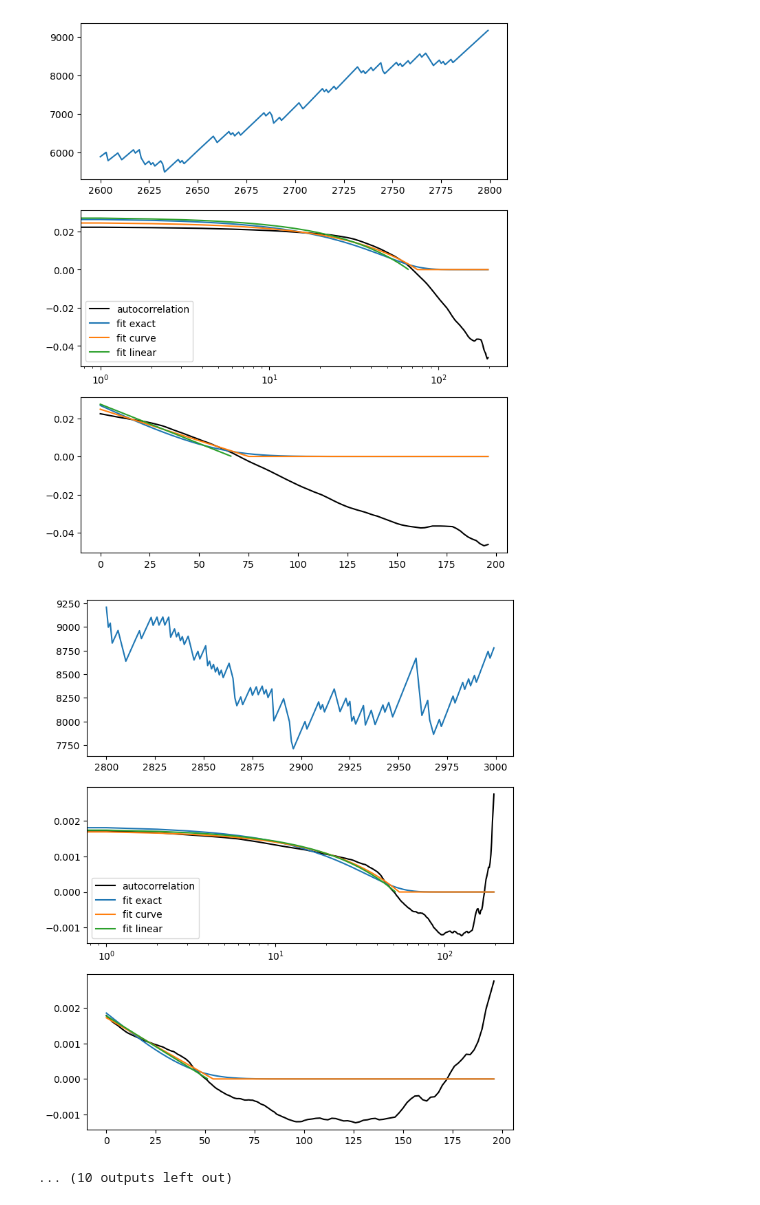
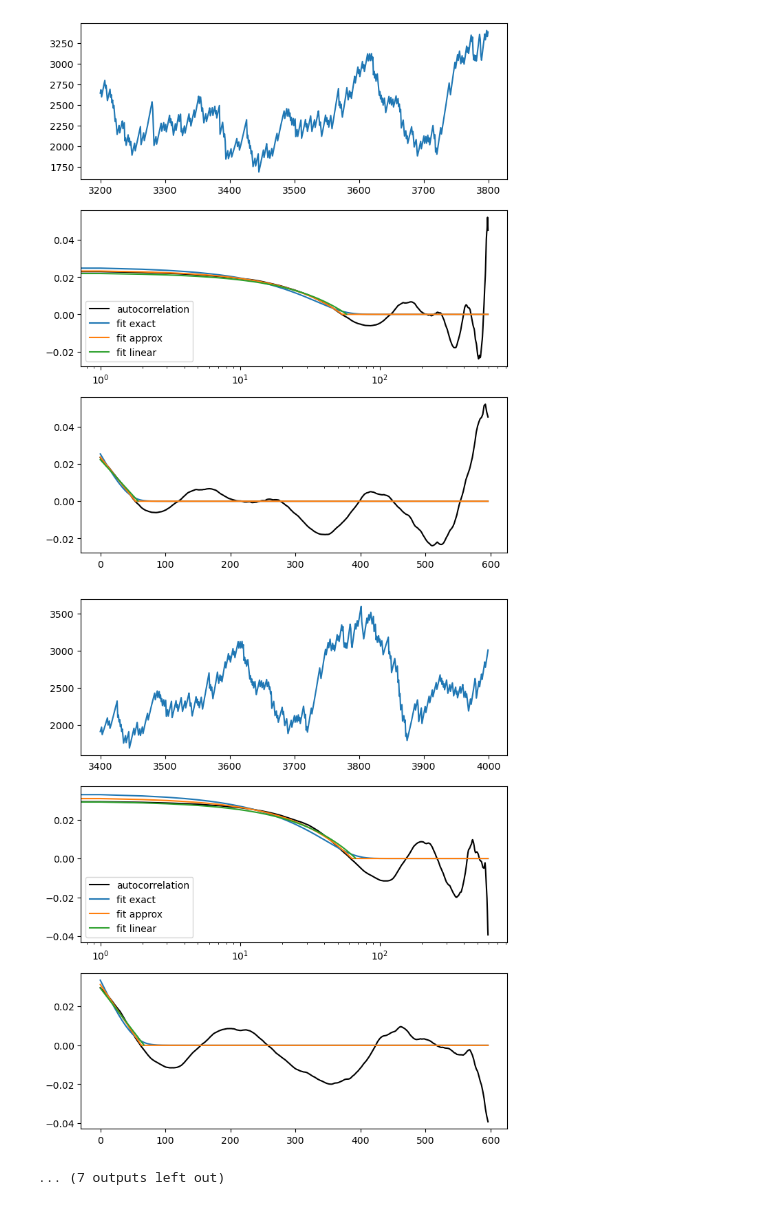
Before and after one commit to sophietheis/KineticAnalysis, a Jupyter notebook: notebook/FullEquation_table.ipynb, the cells around one changed output. Saved outputs shown, nothing was run; the diff lists cells and outputs as text; code cells hidden in the pictures.

```diff
--- a/notebook/FullEquation_table.ipynb
+++ b/notebook/FullEquation_table.ipynb
@@ -112,7 +131,7 @@ suntag_length = 796
 prot_length = 480
 nb_suntag = 32
 fluo_one_suntag = 4
-translation_rate = 5
+translation_rate = 15
 binding_rate = 0.33
 step = 0.1
 length = 6000
@@ -149,9 +168,9 @@ fig.set_size_inches((15,5))
 # %%
-mins = np.arange(1000, 5000, 200)
-maxs = mins+200
+mins = np.arange(1600, 5000, 200)
+maxs = mins+600
 step = 10
 
-datas = pd.DataFrame(columns=["start", "end", "k_curve", "c_curve", "k_linear", "c_linear","k_full", "c_full"])
+datas = pd.DataFrame(columns=["start", "end", "k_approx", "c_approx", "k_linear", "c_linear","k_full", "c_full"])
 
 for min_i, max_i in zip(mins, maxs):
 
@@ -184,8 +203,8 @@ for min_i, max_i in zip(mins, maxs):
                          pd.DataFrame(
                              {"start": min_i,
                               "end":max_i,
-                              "k_curve": approx_k,
-                              "c_curve": approx_c,
+                              "k_approx": approx_k,
+                              "c_approx": approx_c,
                               "k_linear": lin_k,
                               "c_linear": lin_c,
                               "k_full":result.params["k"].value,
@@ -200,12 +219,12 @@ for min_i, max_i in zip(mins, maxs):
 
     axes[1].plot(x_auto, y_auto, c="black", label="autocorrelation")
     axes[1].plot(x_auto, fit_function_exact(x_auto, result.params["k"].value, result.params["c"].value, result.params["N"].value), label = "fit exact")
-    axes[1].plot(x_auto, fit_function(x_auto, approx_k, approx_c)[:int(len(x_auto))], label = "fit curve")
+    axes[1].plot(x_auto, fit_function(x_auto, approx_k, approx_c)[:int(len(x_auto))], label = "fit approx")
     axes[1].plot(x_auto[:int(-lin_c/lin_k)+1], (x_auto*lin_k+lin_c)[:int(-lin_c/lin_k)+1], label = "fit linear")
 
     axes[2].plot(x_auto, y_auto, c="black", label="autocorrelation")
     axes[2].plot(x_auto, fit_function_exact(x_auto, result.params["k"].value, result.params["c"].value, result.params["N"].value), label = "fit exact")
-    axes[2].plot(x_auto, fit_function(x_auto, approx_k, approx_c)[:int(len(x_auto))], label = "fit curve")
+    axes[2].plot(x_auto, fit_function(x_auto, approx_k, approx_c)[:int(len(x_auto))], label = "fit approx")
     axes[2].plot(x_auto[:int(-lin_c/lin_k)+1], (x_auto*lin_k+lin_c)[:int(-lin_c/lin_k)+1], label = "fit linear")
 
     axes[1].set_xscale("log")
@@ -245,5 +263,5 @@ for min_i, max_i in zip(mins, maxs):
-[figure, old version]
+[figure, new version]
-[figure, old version]
+[figure, new version]
-... (10 outputs left out)
+... (7 outputs left out)
 # %%
 one_loop_size = 24
```
Also changed, not shown: parts of 15 cells of this notebook, 3 other files.
